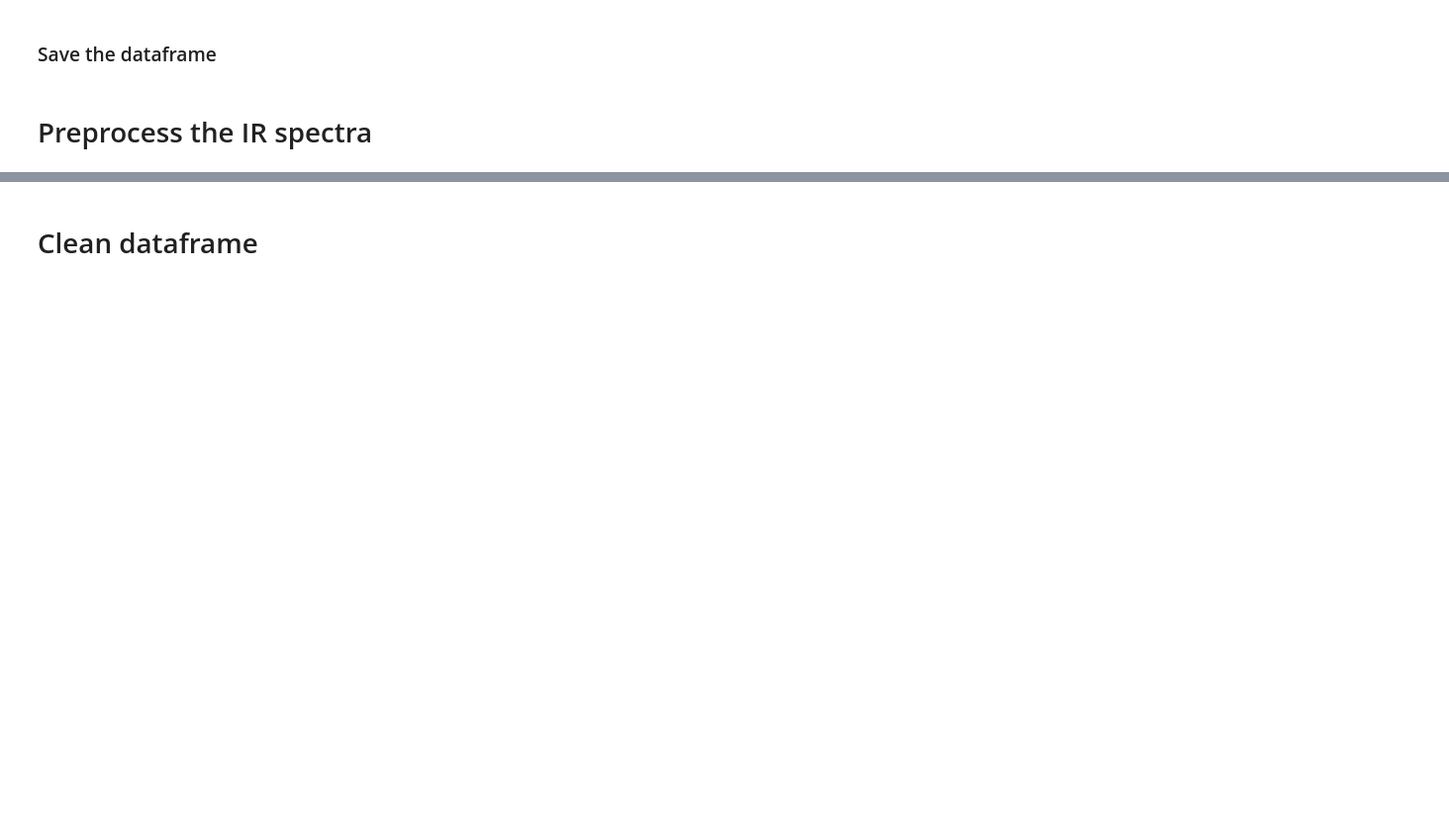
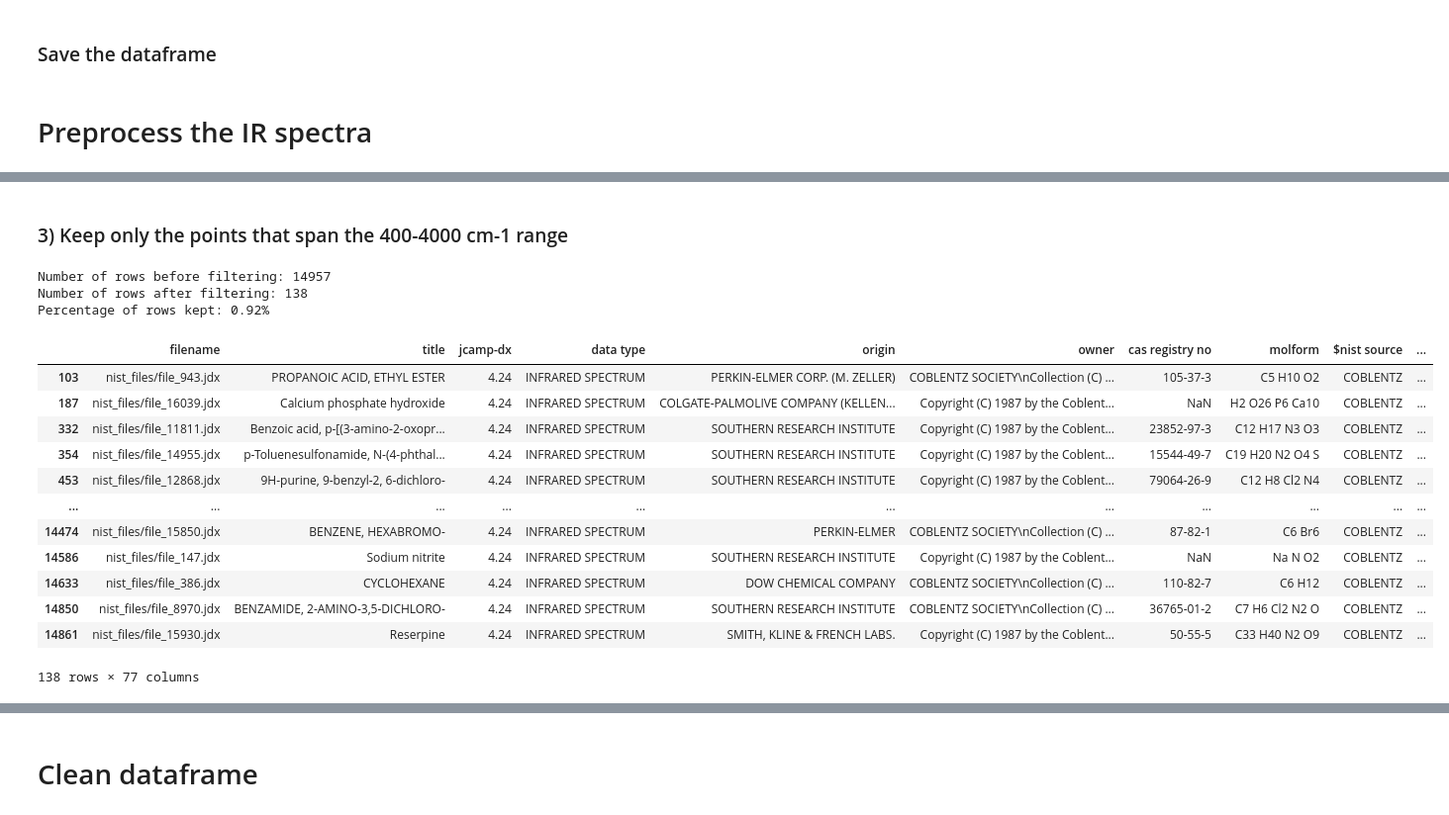
Before and after one commit to jearegio/nist_scrape, a Jupyter notebook: clean.ipynb, the cells around one changed output, grey strips where cells are left out. Shown at 99% size. Drawn from its saved outputs; the diff is of its cells as text; code cells hidden in the pictures; blank space fills up the shorter version.

```diff
--- a/clean.ipynb
+++ b/clean.ipynb
@@ -285,0 +362,32 @@ df = pd.read_csv('nist_data_with_smiles.csv')
+# %% [markdown]
+### 3) Keep only the points that span the 400-4000 cm-1 range
+# %%
+# Keep only the points that span the 400-4000 cm-1 range
+df_filtered = df[(df['firstx'] <= 400) & (df['lastx'] >= 4000)]
+
+# Print the number of rows before and after filtering
+print(f"Number of rows before filtering: {len(df)}")
+print(f"Number of rows after filtering: {len(df_filtered)}")
+
+# Calculate the percentage of rows kept
+percentage_kept = (len(df_filtered) / len(df)) * 100
+print(f"Percentage of rows kept: {percentage_kept:.2f}%")
+
+df_filtered
+# %% [output]
+Number of rows before filtering: 14957
+Number of rows after filtering: 138
+Percentage of rows kept: 0.92%
+|  | filename | title | jcamp-dx | data type | origin | owner | cas registry no | molform | $nist source | ... |
+| 103 | nist_files/file_943.jdx | PROPANOIC ACID, ETHYL ESTER | 4.24 | INFRARED SPECTRUM | PERKIN-ELMER CORP. (M. ZELLER) | COBLENTZ SOCIETY\nCollection (C) ... | 105-37-3 | C5 H10 O2 | COBLENTZ | ... |
+| 187 | nist_files/file_16039.jdx | Calcium phosphate hydroxide | 4.24 | INFRARED SPECTRUM | COLGATE-PALMOLIVE COMPANY (KELLEN... | Copyright (C) 1987 by the Coblent... | NaN | H2 O26 P6 Ca10 | COBLENTZ | ... |
+| 332 | nist_files/file_11811.jdx | Benzoic acid, p-[(3-amino-2-oxopr... | 4.24 | INFRARED SPECTRUM | SOUTHERN RESEARCH INSTITUTE | Copyright (C) 1987 by the Coblent... | 23852-97-3 | C12 H17 N3 O3 | COBLENTZ | ... |
+| 354 | nist_files/file_14955.jdx | p-Toluenesulfonamide, N-(4-phthal... | 4.24 | INFRARED SPECTRUM | SOUTHERN RESEARCH INSTITUTE | Copyright (C) 1987 by the Coblent... | 15544-49-7 | C19 H20 N2 O4 S | COBLENTZ | ... |
+| 453 | nist_files/file_12868.jdx | 9H-purine, 9-benzyl-2, 6-dichloro- | 4.24 | INFRARED SPECTRUM | SOUTHERN RESEARCH INSTITUTE | Copyright (C) 1987 by the Coblent... | 79064-26-9 | C12 H8 Cl2 N4 | COBLENTZ | ... |
+| ... | ... | ... | ... | ... | ... | ... | ... | ... | ... | ... |
+| 14474 | nist_files/file_15850.jdx | BENZENE, HEXABROMO- | 4.24 | INFRARED SPECTRUM | PERKIN-ELMER | COBLENTZ SOCIETY\nCollection (C) ... | 87-82-1 | C6 Br6 | COBLENTZ | ... |
+| 14586 | nist_files/file_147.jdx | Sodium nitrite | 4.24 | INFRARED SPECTRUM | SOUTHERN RESEARCH INSTITUTE | Copyright (C) 1987 by the Coblent... | NaN | Na N O2 | COBLENTZ | ... |
+| 14633 | nist_files/file_386.jdx | CYCLOHEXANE | 4.24 | INFRARED SPECTRUM | DOW CHEMICAL COMPANY | COBLENTZ SOCIETY\nCollection (C) ... | 110-82-7 | C6 H12 | COBLENTZ | ... |
+| 14850 | nist_files/file_8970.jdx | BENZAMIDE, 2-AMINO-3,5-DICHLORO- | 4.24 | INFRARED SPECTRUM | SOUTHERN RESEARCH INSTITUTE | COBLENTZ SOCIETY\nCollection (C) ... | 36765-01-2 | C7 H6 Cl2 N2 O | COBLENTZ | ... |
+| 14861 | nist_files/file_15930.jdx | Reserpine | 4.24 | INFRARED SPECTRUM | SMITH, KLINE & FRENCH LABS. | Copyright (C) 1987 by the Coblent... | 50-55-5 | C33 H40 N2 O9 | COBLENTZ | ... |
+138 rows × 77 columns
```
Also changed, not shown: parts of 16 cells of this notebook, 1 other file.
